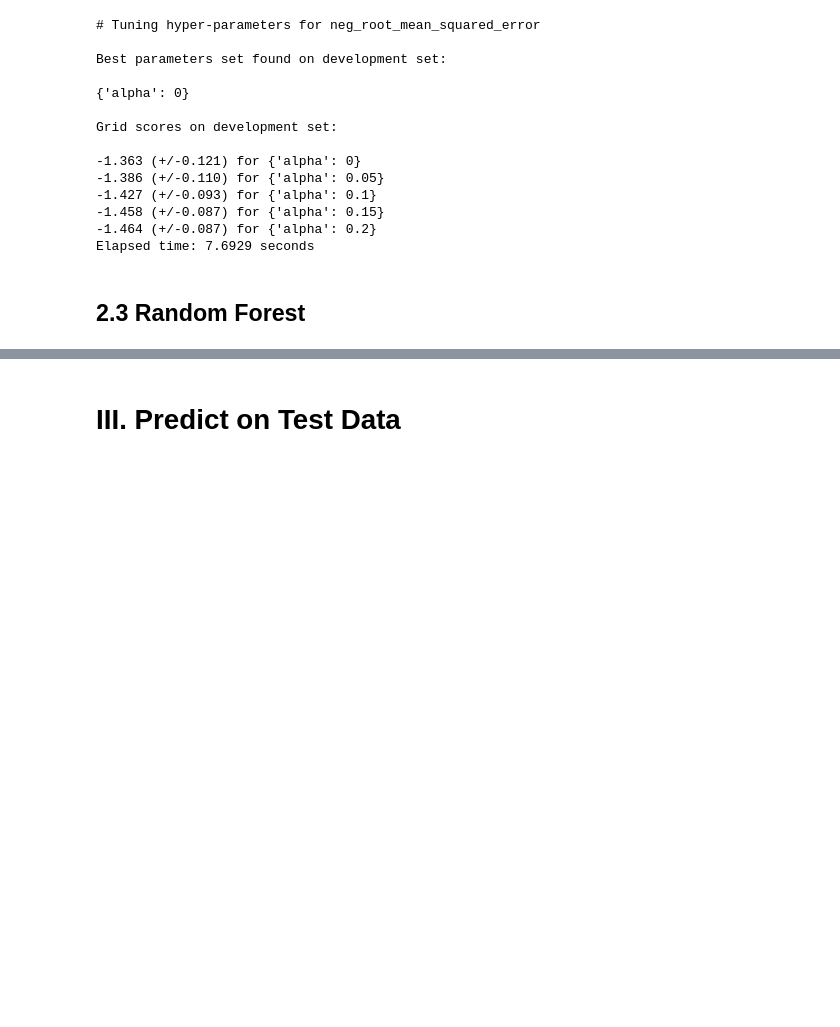
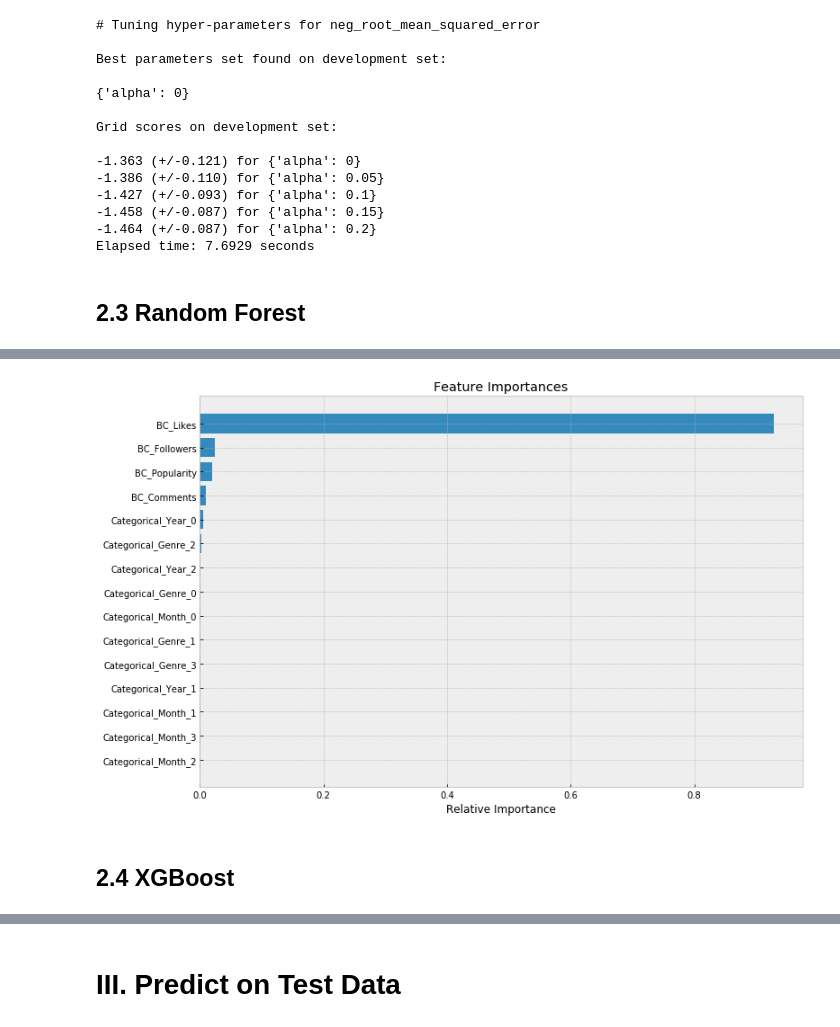
Before and after one commit to Shenghao1993/songs-popularity-prediction, a Jupyter notebook: 2.0-model-training-evaluation.ipynb, the cells around one changed output, grey strips where cells are left out. Drawn from its saved outputs; the diff is of its cells as text; code cells hidden in the pictures; blank space fills up the shorter version.

```diff
--- a/2.0-model-training-evaluation.ipynb
+++ b/2.0-model-training-evaluation.ipynb
@@ -77,0 +105,17 @@ Elapsed time: 7.6929 seconds
+# %%
+rf_worker = ModelWorker(RandomForestRegressor(), scores, boxcox_lambdas)
+
+# Maximum number of levels in tree
+max_depth = [int(x) for x in np.linspace(10, 110, num=11)]
+max_depth.append(None)
+
+# Create the random grid
+tuned_parameters = {'n_estimators': [int(x) for x in np.linspace(start=200, stop=2000, num=10)],
+                    'max_features': ['auto', 'sqrt'],
+                    'max_depth': max_depth,
+                    'min_samples_split': [2, 5, 10],
+                    'min_samples_leaf': [1, 2, 4],
+                    'bootstrap': [True, False]}
+rf_random, best_score = rf_worker.tune(tuned_parameters, train_df[features], train_df['BC_Views'], 5, False)
+# model_metrics["Random Forest"] = round(best_score["accuracy"], 6)
+# print(model_metrics)
@@ -78 +159,15 @@ Elapsed time: 7.6929 seconds
+# %%
+importances = rf_random.best_estimator_.feature_importances_
+indices = np.argsort(importances)
+
+fig = plt.figure(figsize=(12, 8))
+plt.title('Feature Importances')
+plt.barh(range(len(indices)), importances[indices], align='center')
+plt.yticks(range(len(indices)), [features[i] for i in indices])
+plt.xlabel('Relative Importance')
+plt.show()
+# %% [output]
+[figure, added]
+# %% [markdown]
+## 2.4 XGBoost
 # %%
```
Also changed, not shown: parts of 14 cells of this notebook, 7 other files.
